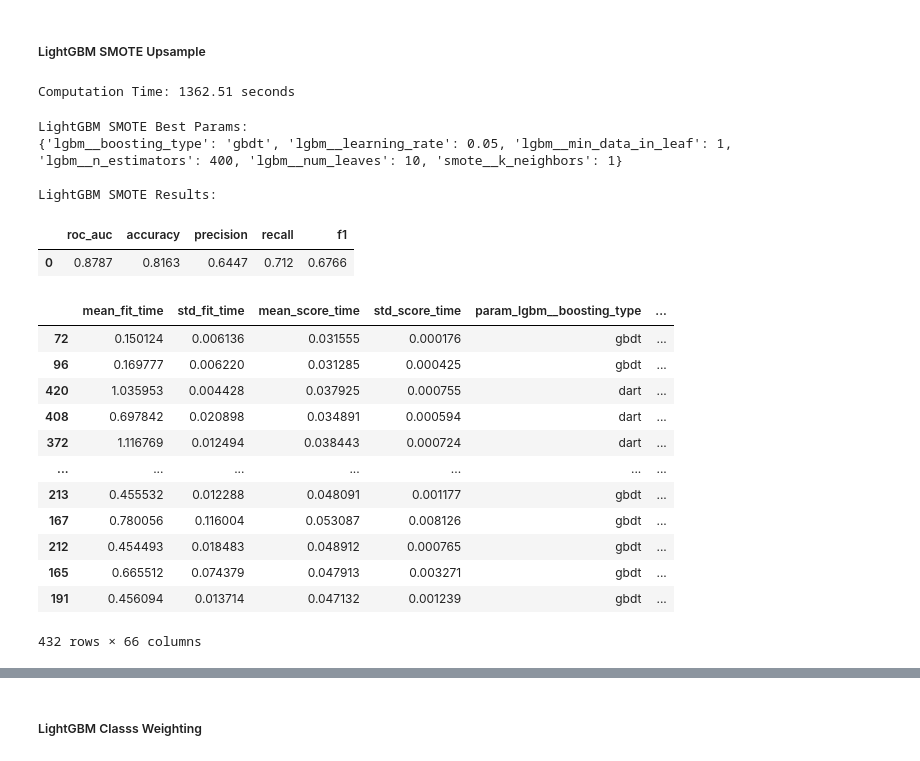
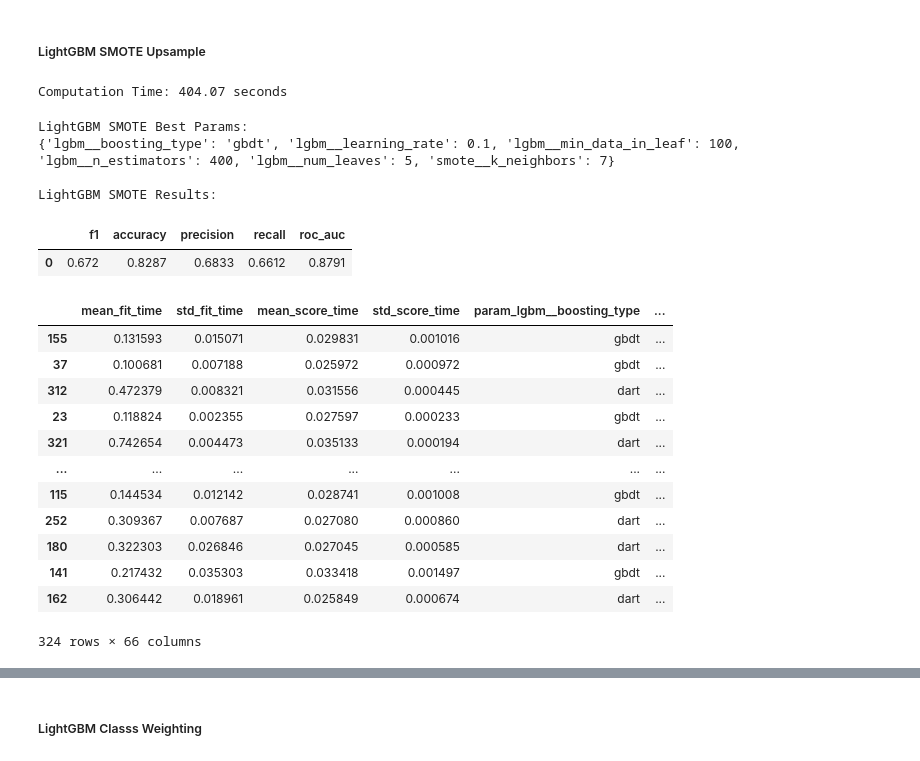
Before and after one commit to kellyshreeve/final-project, a Jupyter notebook: Notebooks/project-code-v2.ipynb, the cells around one changed output, grey strips where cells are left out. Drawn from its saved outputs; the diff is of its cells as text; code cells hidden in the pictures.

```diff
--- a/Notebooks/project-code-v2.ipynb
+++ b/Notebooks/project-code-v2.ipynb
@@ -1883,19 +1904,28 @@ lgbm = LGBMClassifier(random_state=123,
 
 pipe = Pipeline([('preprocess', preprocessor), ('smote', smote), ('lgbm', lgbm)])
 
+# grid = {
+#     'smote__k_neighbors': [1, 2, 5],
+#     'lgbm__boosting_type': ['gbdt', 'dart'],
+#     'lgbm__n_estimators': [400, 500],
+#     'lgbm__learning_rate': [.05, 0.1, .3],
+#     'lgbm__num_leaves': [5, 10, 20],
+#     'lgbm__min_data_in_leaf': [10, 20, 30]
+# }
+
 grid = {
-    'smote__k_neighbors': [1, 2],
+    'smote__k_neighbors': [3, 5, 7],
     'lgbm__boosting_type': ['gbdt', 'dart'],
-    'lgbm__n_estimators': [400, 500],
-    'lgbm__learning_rate': [.05, 0.1, .3],
-    'lgbm__num_leaves': [10, 20, 40],
-    'lgbm__min_data_in_leaf': [10, 20, 30]
+    'lgbm__n_estimators': [300, 400],
+    'lgbm__learning_rate': [.05, .07, 0.1],
+    'lgbm__num_leaves': [5, 7, 10],
+    'lgbm__min_data_in_leaf': [30, 50, 100]
 }
 
 lgbm_smt_gscv = GridSearchCV(pipe,
                              param_grid=grid,
                              scoring=scorers,
-                             refit='roc_auc',
+                             refit='f1',
                              cv=3,
                              return_train_score=True)
 
@@ -1905,9 +1935,9 @@ end = time.time()
 
 print(f'Computation Time: {end - start:.2f} seconds')
 # %% [output]
-Computation Time: 1362.51 seconds
+Computation Time: 404.07 seconds
 # %%
-lgbm_smt_params, lgbm_smt_results = gscv_results(lgbm_smt_gscv, 'roc_auc', 'accuracy', 'precision', 'recall', 'f1')
+lgbm_smt_params, lgbm_smt_results = gscv_results(lgbm_smt_gscv, 'f1', 'accuracy', 'precision', 'recall', 'roc_auc')
 
 print('LightGBM SMOTE Best Params:')
 print(lgbm_smt_params)
@@ -1916,24 +1946,24 @@ print('LightGBM SMOTE Results:')
 display(lgbm_smt_results)
 # %% [output]
 LightGBM SMOTE Best Params:
-{'lgbm__boosting_type': 'gbdt', 'lgbm__learning_rate': 0.05, 'lgbm__min_data_in_leaf': 1, 'lgbm__n_estimators': 400, 'lgbm__num_leaves': 10, 'smote__k_neighbors': 1}
+{'lgbm__boosting_type': 'gbdt', 'lgbm__learning_rate': 0.1, 'lgbm__min_data_in_leaf': 100, 'lgbm__n_estimators': 400, 'lgbm__num_leaves': 5, 'smote__k_neighbors': 7}
 
 LightGBM SMOTE Results:
-|  | roc_auc | accuracy | precision | recall | f1 |
-| 0 | 0.8787 | 0.8163 | 0.6447 | 0.712 | 0.6766 |
+|  | f1 | accuracy | precision | recall | roc_auc |
+| 0 | 0.672 | 0.8287 | 0.6833 | 0.6612 | 0.8791 |
 # %%
-pd.DataFrame(lgbm_smt_gscv.cv_results_).sort_values(by='mean_test_roc_auc', ascending=False)
+pd.DataFrame(lgbm_smt_gscv.cv_results_).sort_values(by='mean_test_f1', ascending=False)
 # %% [output]
 |  | mean_fit_time | std_fit_time | mean_score_time | std_score_time | param_lgbm__boosting_type | ... |
-| 72 | 0.150124 | 0.006136 | 0.031555 | 0.000176 | gbdt | ... |
-| 96 | 0.169777 | 0.006220 | 0.031285 | 0.000425 | gbdt | ... |
-| 420 | 1.035953 | 0.004428 | 0.037925 | 0.000755 | dart | ... |
-| 408 | 0.697842 | 0.020898 | 0.034891 | 0.000594 | dart | ... |
-| 372 | 1.116769 | 0.012494 | 0.038443 | 0.000724 | dart | ... |
+| 155 | 0.131593 | 0.015071 | 0.029831 | 0.001016 | gbdt | ... |
+| 37 | 0.100681 | 0.007188 | 0.025972 | 0.000972 | gbdt | ... |
+| 312 | 0.472379 | 0.008321 | 0.031556 | 0.000445 | dart | ... |
+| 23 | 0.118824 | 0.002355 | 0.027597 | 0.000233 | gbdt | ... |
+| 321 | 0.742654 | 0.004473 | 0.035133 | 0.000194 | dart | ... |
 | ... | ... | ... | ... | ... | ... | ... |
-| 213 | 0.455532 | 0.012288 | 0.048091 | 0.001177 | gbdt | ... |
-| 167 | 0.780056 | 0.116004 | 0.053087 | 0.008126 | gbdt | ... |
-| 212 | 0.454493 | 0.018483 | 0.048912 | 0.000765 | gbdt | ... |
-| 165 | 0.665512 | 0.074379 | 0.047913 | 0.003271 | gbdt | ... |
-| 191 | 0.456094 | 0.013714 | 0.047132 | 0.001239 | gbdt | ... |
+| 115 | 0.144534 | 0.012142 | 0.028741 | 0.001008 | gbdt | ... |
+| 252 | 0.309367 | 0.007687 | 0.027080 | 0.000860 | dart | ... |
+| 180 | 0.322303 | 0.026846 | 0.027045 | 0.000585 | dart | ... |
+| 141 | 0.217432 | 0.035303 | 0.033418 | 0.001497 | gbdt | ... |
+| 162 | 0.306442 | 0.018961 | 0.025849 | 0.000674 | dart | ... |
-432 rows × 66 columns
+324 rows × 66 columns
```
Also changed, not shown: parts of 15 cells of this notebook.
